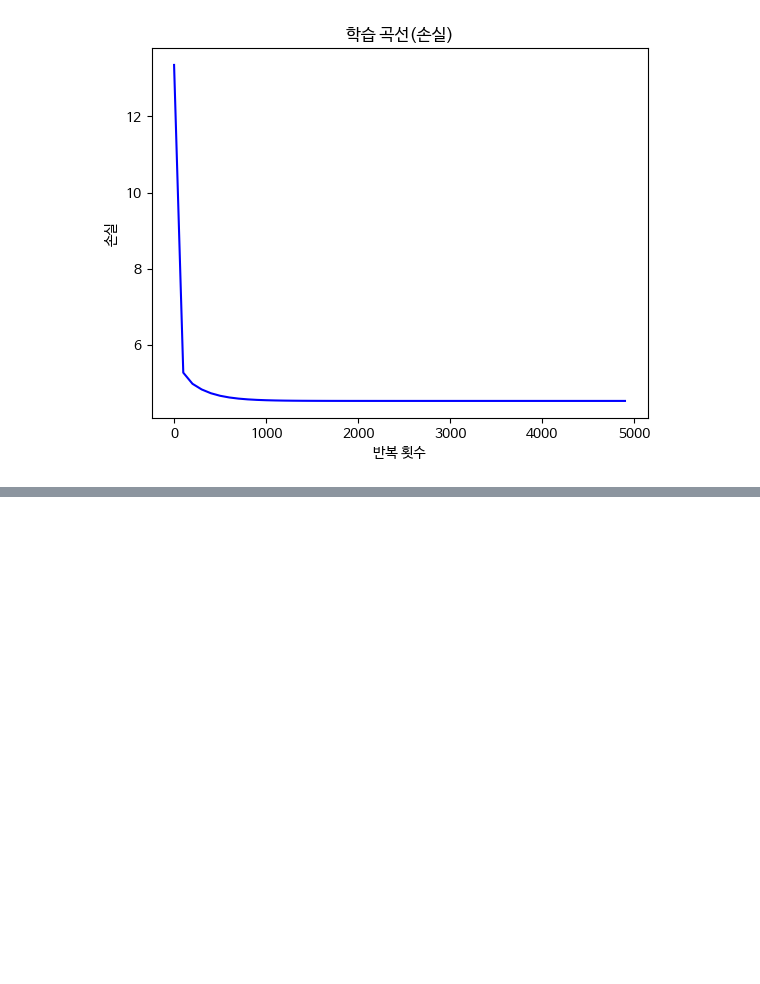
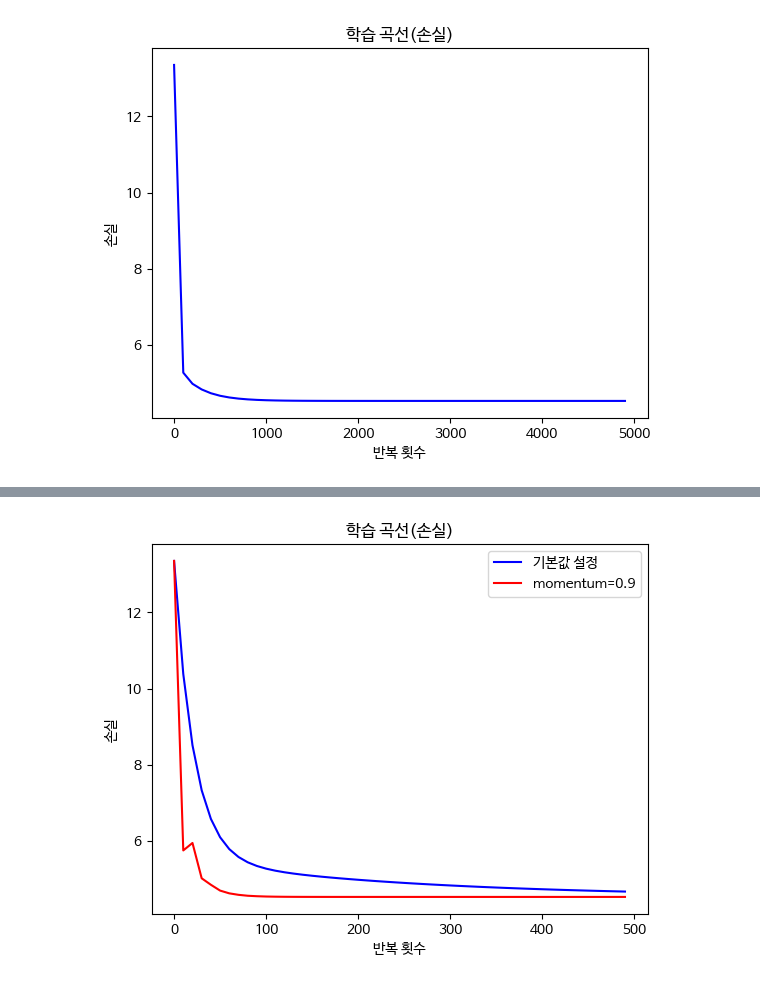
Before and after one commit to ben8169/Study, a Jupyter notebook: AI/Pytorch_Deeplearning_Project/03.ipynb, the cells around one changed output, grey strips where cells are left out. Saved outputs shown, nothing was run; the diff lists cells and outputs as text; code cells hidden in the pictures; blank space fills up the shorter version.

```diff
--- a/AI/Pytorch_Deeplearning_Project/03.ipynb
+++ b/AI/Pytorch_Deeplearning_Project/03.ipynb
@@ -246,0 +325,25 @@ plt.plot()
+# %%
+W = torch.tensor(1.0, requires_grad=True).float()
+B = torch.tensor(1.0, requires_grad=True).float()
+
+num_epochs = 500
+lr = 0.001
+
+# optimizer로 SGD(확률적 경사 하강법)을 사용
+import torch.optim as optim
+optimizer = optim.SGD([W, B], lr=lr, momentum=0.9)
+
+history2 = np.zeros((0, 2))
+
+for epoch in range(num_epochs):
+  Yp = pred(X)
+  loss = MSE(Yp, Y)
+  loss.backward()
+
+  optimizer.step()
+  optimizer.zero_grad()
+
+  if (epoch%10 == 0):
+    item = np.array([epoch, loss.item()])
+    history2 = np.vstack([history2, item])
+    print(f'epoch = {epoch}, loss = {loss:>.4f}')
@@ -246,0 +368,10 @@ plt.plot()
+# %%
+plt.plot(history[:,0], history[:,1], 'b', label='기본값 설정')
+plt.plot(history2[:,0], history2[:,1], 'r', label='momentum=0.9')
+plt.xlabel('반복 횟수')
+plt.ylabel('손실')
+plt.legend()
+plt.title('학습 곡선(손실)')
+plt.show()
+# %% [output]
+[figure, added]
```
Also changed, not shown: parts of 15 cells of this notebook.
